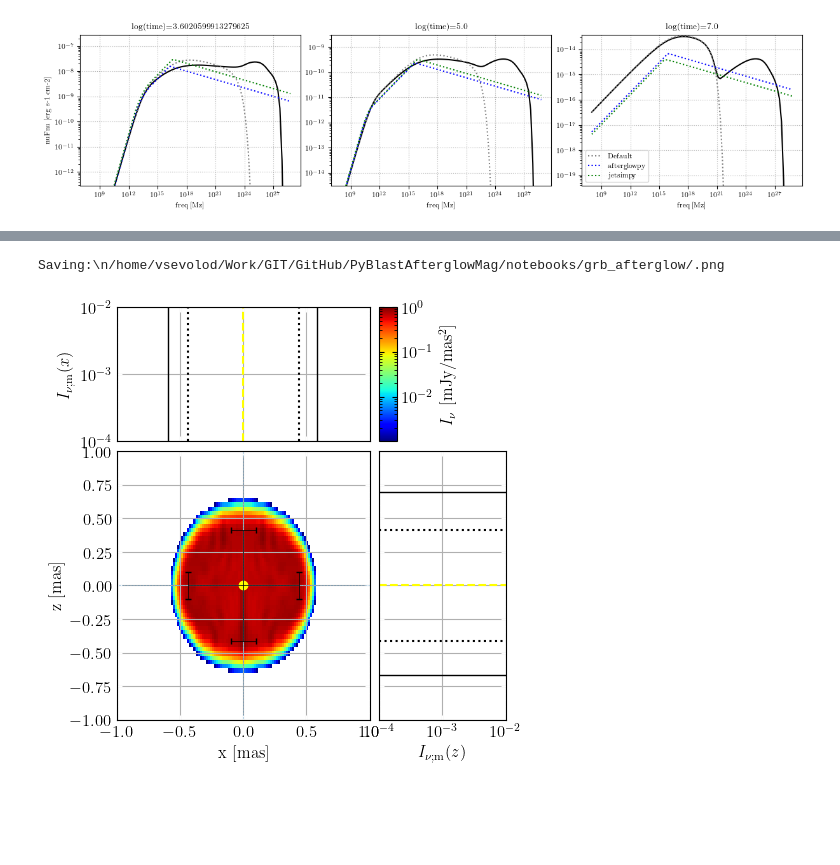
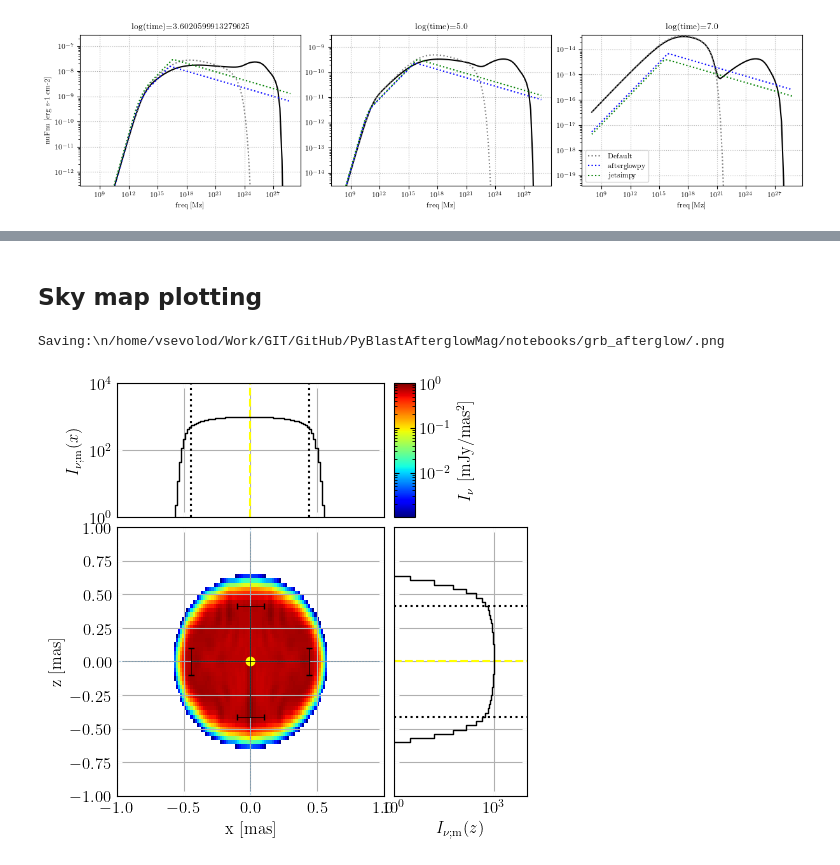
Before and after one commit to vsevolodnedora/PyBlastAfterglowMag, a Jupyter notebook: notebooks/grb_afterglow/tophat_jet.ipynb, the cells around one changed output, grey strips where cells are left out. Drawn from its saved outputs; the diff is of its cells as text; code cells hidden in the pictures; blank space fills up the shorter version.

```diff
--- a/notebooks/grb_afterglow/tophat_jet.ipynb
+++ b/notebooks/grb_afterglow/tophat_jet.ipynb
@@ -55,6 +59,7 @@ P = dict(
             eps_b_fs=0.001,   # microphysics - FS - frac. energy in magnetic fields
             p_fs=2.2,         # microphysics - FS - slope of the injection electron spectrum
             do_lc='yes',      # task - compute light curves
+            save_spec='yes' # save comoving spectra
             # method_synchrotron_fs = 'WSPN99',
             # method_ne_fs = 'usenprime',
             # method_ele_fs = 'analytic',
@@ -407,10 +473,13 @@ P_fsrs_ssc_skymap["grb"]["eps_e_rs"] = 0.1
 P_fsrs_ssc_skymap["grb"]["eps_b_rs"] = 0.01
 P_fsrs_ssc_skymap["grb"]["p_rs"] = 2.2
 
+# specify sky map properties
 P_fsrs_ssc_skymap["grb"]["do_skymap"] = "yes"
+P_fsrs_ssc_skymap["grb"]["nsublayers"] = 11 # parameter for iterative algorithm to keep resizing the jet layer to increase sky map resolution
 P_fsrs_ssc_skymap["main"]["skymap_freqs"] = "array 1e9 1e18"
 P_fsrs_ssc_skymap["main"]["skymap_freqs"] = "array logspace 8.e5 2e9 50"
 
+# how to post-process sky maps
 skymap_conf=dict(nx=128, ny=64, extend_grid=2, fwhm_fac=0.5, lat_dist_method="integ",
                 intp_filter=dict(type='gaussian', size=2, sigma=1.5, mode='reflect'),  # "gaussian"
                 hist_filter=dict(type='gaussian', size=2, sigma=1.5, mode='reflect'))
@@ -422,42 +491,44 @@ working_dir = os.getcwd() + '/tmp_fsrs_ssc_skymap/' # new working directory for
 pba_run_fsrs_ssc_skymap = run_grb(
     working_dir=working_dir, # directory to save/load from simulation data
     P=P_fsrs_ssc_skymap,                     # all parameters
-    run=True,                # run code itself (if False, it will try to load results)
+    run=False,                # run code itself (if False, it will try to load results)
     path_to_cpp="/home/vsevolod/Work/GIT/GitHub/PyBlastAfterglowMag/src/pba.out",
     loglevel="info",
-    process_skymaps=True # !
+    process_skymaps=False # ! concantenate raw .hdf5 sky maps into 1 clean file (& clean data)
 )
 clear_output(wait=False)
+# %% [markdown]
+## Sky map plotting
 # %%
 config = {
         "gridspec": {
             "width_ratios": (4, 2), "height_ratios": (2, 4),
-            "left": 0.14, "right": 0.95, "bottom": 0.1, "top": 0.96, "wspace": 0.05, "hspace": 0.05
+            "left": 0.19, "right": 0.95, "bottom": 0.1, "top": 0.96, "wspace": 0.05, "hspace": 0.05
         },
         "figname": "out", "paperpath": os.getcwd()+'/', "figfpath": os.getcwd()+'/', "save_pdf": False, "save_figs": True,
         "show_figs": True,
         "grid": False,
-        "figsize": (4.8, 4.8),
+        "figsize": (5.4, 4.8),
         "type":"hist",
         "cm": {"color": 'yellow', "marker": "o"},
         "ysize": {"capsize": 2, "color": "black", "lw": 0.5},
         "xsize": {"capsize": 2, "color": "black", "lw": 0.5},
         "pcolormesh": {"cmap": 'jet', "set_under": 'white', "set_over": None, "set_rasterized": True,
                        "norm": ("log", "0.001max", "1max"), "facecolor": None, "alpha": 1.0, "isnan": np.nan},
         "xlim": (-1., 1.0), "ylim": (-1.0, 1.0),
         "title": {"title": "time_fluxratio"},  # "time_fluxratio"
         "cbar_title": r'$I_{\nu}^{\rm w}/I_{\nu}^{\rm w/o}$',
         "xlabel": "x [mas]", "ylabel": "z [mas]",
         "histx_backgound_color": "white",
         "histy_backgound_color": "white",
         "plot_grids":True,
-        "histx_lim":(1e-4,1e-2),
-        "histy_lim":(1e-4,1e-2)
+        "histx_lim":(1e0,1e4),
+        "histy_lim":(1e0,1e4)
     }
 time= 500.*cgs.day
 freq= 1.e9
 pba.skymap_plotting_tools.full_plot_skymap_with_hists(
     skymap=pba_run_fsrs_ssc_skymap.GRB.get_skymap(time=time, freq=freq), conf=config)
 # %% [output]
 Saving:\n/home/vsevolod/Work/GIT/GitHub/PyBlastAfterglowMag/notebooks/grb_afterglow/.png
-[figure, old version]
+[figure, new version]
```
Also changed, not shown: parts of 23 cells of this notebook, 4 other files.
